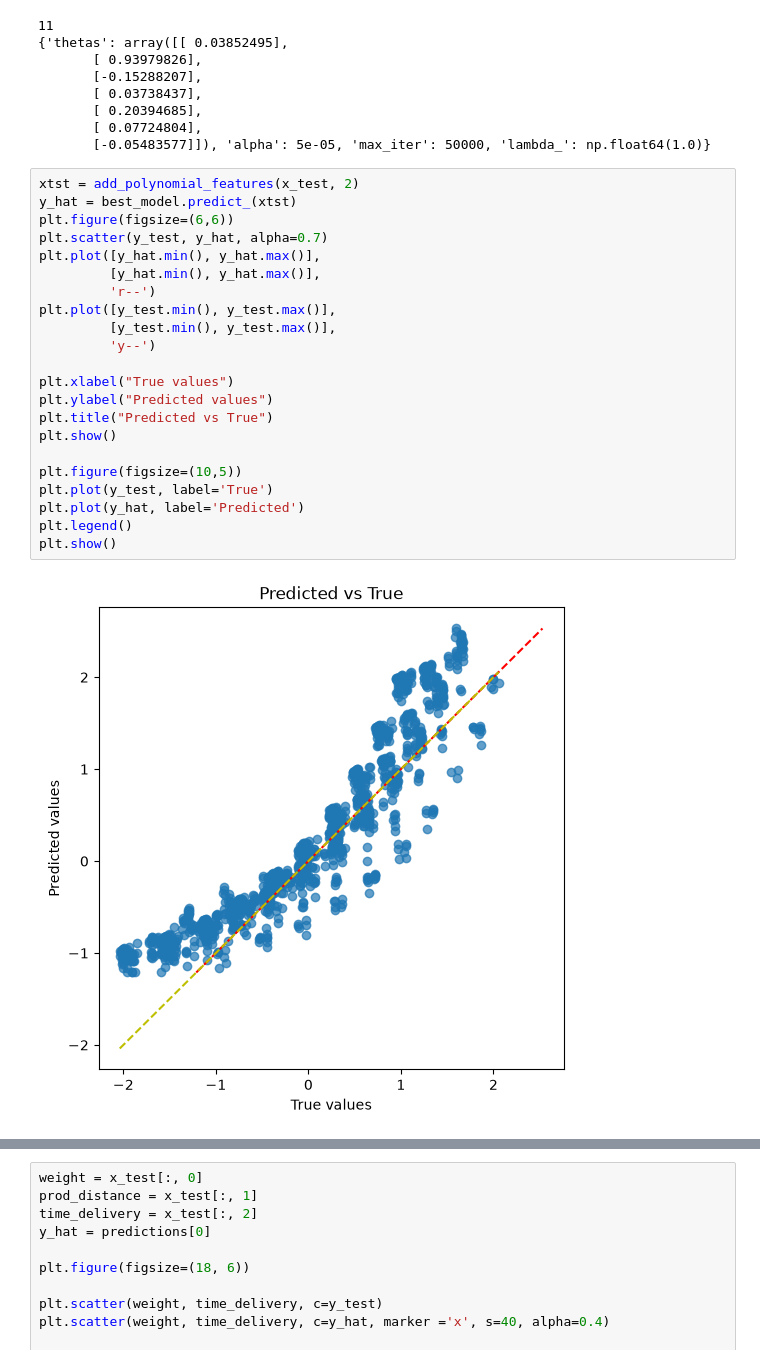
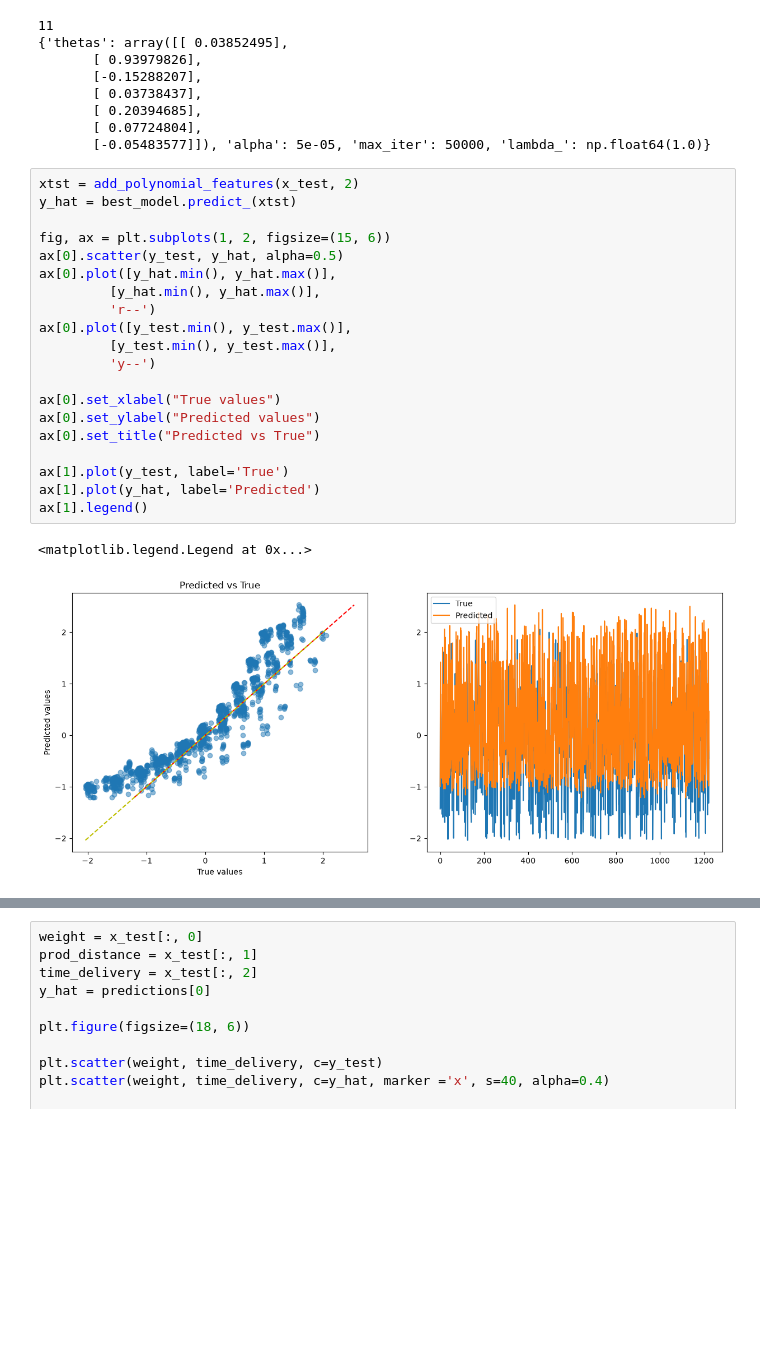
Before and after one commit to Pachiderms/bootcamp_ml, a Jupyter notebook: notebooks/notebook_module09_ml.ipynb, the cells around one changed output, grey strips where cells are left out. Saved outputs shown, nothing was run; the diff lists cells and outputs as text; blank space fills up the shorter version.

Commit message:
better visualization

```diff
--- a/notebooks/notebook_module09_ml.ipynb
+++ b/notebooks/notebook_module09_ml.ipynb
@@ -184,24 +184,23 @@ print(best_model.get_params_())
 # %%
 xtst = add_polynomial_features(x_test, 2)
 y_hat = best_model.predict_(xtst)
-plt.figure(figsize=(6,6))
-plt.scatter(y_test, y_hat, alpha=0.7)
-plt.plot([y_hat.min(), y_hat.max()],
+
+fig, ax = plt.subplots(1, 2, figsize=(15, 6))
+ax[0].scatter(y_test, y_hat, alpha=0.5)
+ax[0].plot([y_hat.min(), y_hat.max()],
          [y_hat.min(), y_hat.max()],
          'r--')
-plt.plot([y_test.min(), y_test.max()],
+ax[0].plot([y_test.min(), y_test.max()],
          [y_test.min(), y_test.max()],
          'y--')
 
-plt.xlabel("True values")
-plt.ylabel("Predicted values")
-plt.title("Predicted vs True")
-plt.show()
+ax[0].set_xlabel("True values")
+ax[0].set_ylabel("Predicted values")
+ax[0].set_title("Predicted vs True")
 
-plt.figure(figsize=(10,5))
-plt.plot(y_test, label='True')
-plt.plot(y_hat, label='Predicted')
-plt.legend()
-plt.show()
+ax[1].plot(y_test, label='True')
+ax[1].plot(y_hat, label='Predicted')
+ax[1].legend()
 # %% [output]
+<matplotlib.legend.Legend at 0x...>
-[figure, old version]
+[figure, new version]
```
Also changed, not shown: parts of 1 cell of this notebook, 1 other file.
